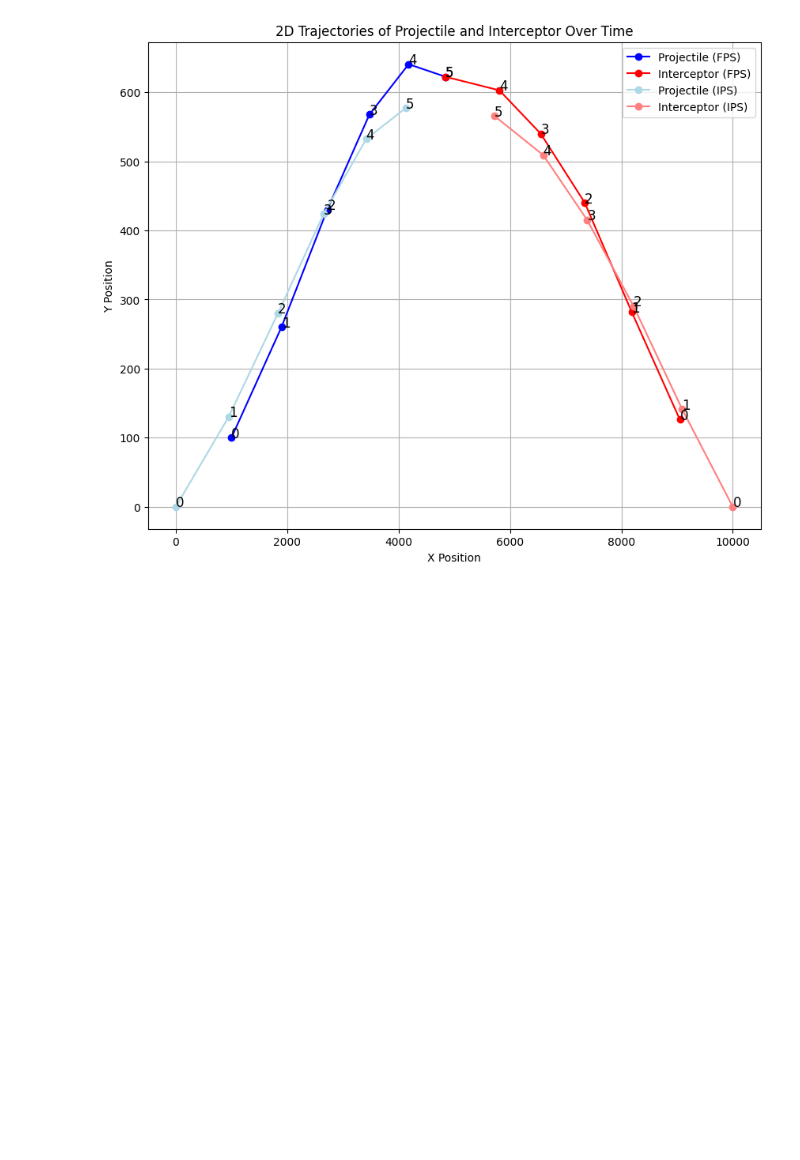
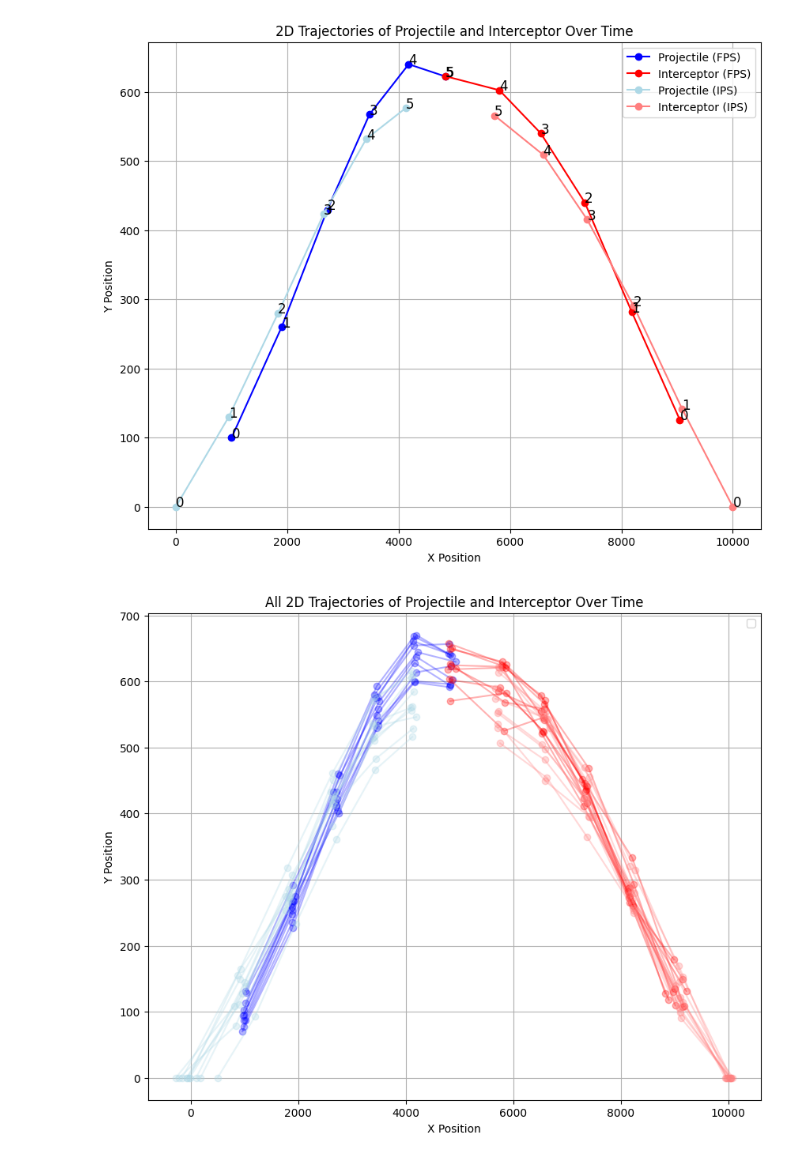
Before and after one commit to SuvarnPillay/Research-Project, a Jupyter notebook: PHASE_3/1 Starting files/2d.ipynb, the cells around one changed output. Cells and saved outputs as stored; diff of their text form; code cells hidden in the pictures; blank space fills up the shorter version.

```diff
--- a/PHASE_3/1 Starting files/2d.ipynb
+++ b/PHASE_3/1 Starting files/2d.ipynb
@@ -529,3 +544,29 @@ plt.grid(True)
 plt.show()
 # %% [output]
 [figure]
+# %%
+
+subset = data.iloc[:10]
+# Plot the X and Y 2D trajectory for both projectile and interceptor
+plt.figure(figsize=(10, 8))
+plt.title('All 2D Trajectories of Projectile and Interceptor Over Time')
+plt.xlabel('X Position')
+plt.ylabel('Y Position')
+
+# Plot projectile trajectory with connected points
+plot_2d_trajectories(subset, projectile_fps_x, projectile_fps_y, "Projectile (FPS)", "blue", mean = False)
+
+# Plot interceptor trajectory with connected points
+plot_2d_trajectories(subset, interceptor_fps_x, interceptor_fps_y, "Interceptor (FPS)", "red", mean = False)
+
+# # Plot projectile trajectory with connected points
+plot_2d_trajectories(subset, projectile_ips_x, projectile_ips_y, "Projectile (IPS)", "#add8e6", mean = False)
+
+# # Plot interceptor trajectory with connected points
+plot_2d_trajectories(subset, interceptor_ips_x, interceptor_ips_y, "Interceptor (IPS)", "#FF7F7F", mean = False)
+
+plt.legend()
+plt.grid(True)
+plt.show()
+# %% [output]
+[figure, added]
```
Also changed, not shown: parts of 3 cells of this notebook, 1 other file.
